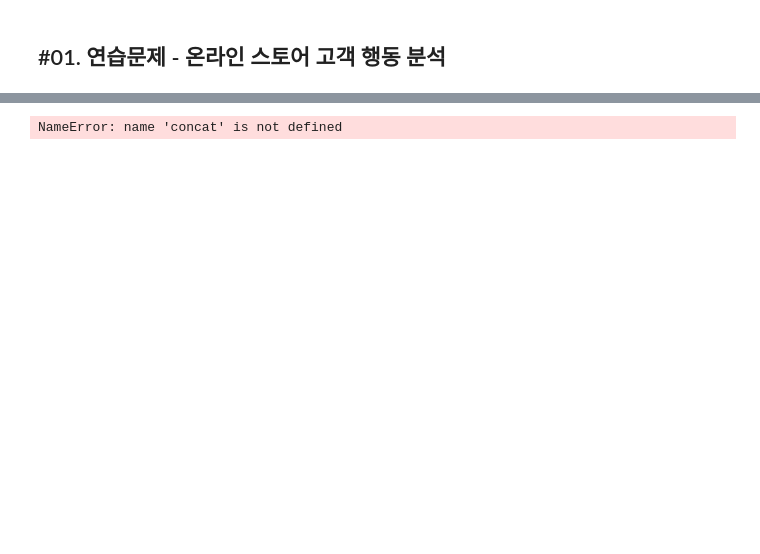
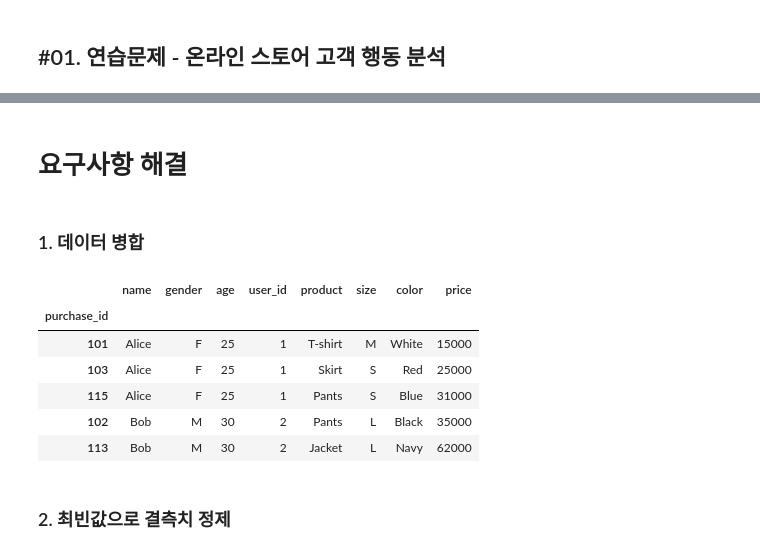
Before and after one commit to choi-yeonju/Python-Basics, a Jupyter notebook: [LAB-04] 데이터 다루기/[LAB-04] 데이터 다루기ㅣ10-더미변수(실습코드) yeonju.ipynb, the cells around one changed output, grey strips where cells are left out. Drawn from its saved outputs; the diff is of its cells as text; code cells hidden in the pictures; blank space fills up the shorter version.

```diff
--- a/[LAB-04] 데이터 다루기/[LAB-04] 데이터 다루기ㅣ10-더미변수(실습코드) yeonju.ipynb
+++ b/[LAB-04] 데이터 다루기/[LAB-04] 데이터 다루기ㅣ10-더미변수(실습코드) yeonju.ipynb
@@ -363,5 +378,17 @@ purchases_df
+# %% [markdown]
+# 요구사항 해결
+# %% [markdown]
+### 1. 데이터 병합
 # %%
-병합_df = concat(customers_df, purchases_df)
-병합_df
+merged_df = merge(customers_df, purchases_df, left_index=True, right_on='user_id')
+merged_df.head()
 # %% [output]
-NameError: name 'concat' is not defined
+|  | name | gender | age | user_id | product | size | color | price |
+| purchase_id |  |  |  |  |  |  |  |  |
+| 101 | Alice | F | 25 | 1 | T-shirt | M | White | 15000 |
+| 103 | Alice | F | 25 | 1 | Skirt | S | Red | 25000 |
+| 115 | Alice | F | 25 | 1 | Pants | S | Blue | 31000 |
+| 102 | Bob | M | 30 | 2 | Pants | L | Black | 35000 |
+| 113 | Bob | M | 30 | 2 | Jacket | L | Navy | 62000 |
+# %% [markdown]
+### 2. 최빈값으로 결측치 정제
```
Also changed, not shown: parts of 18 cells of this notebook, 4 other files.
